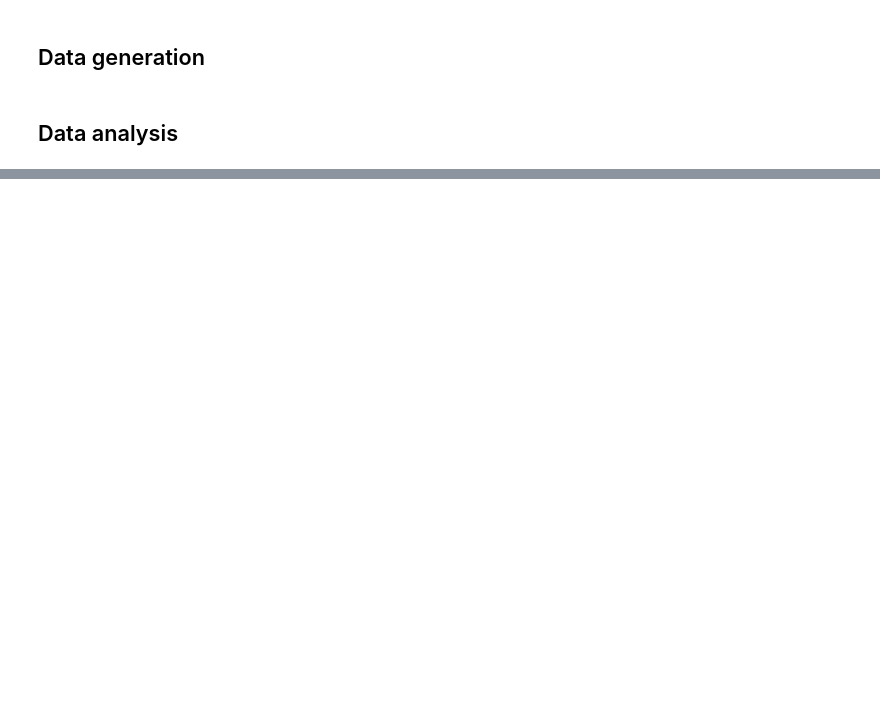
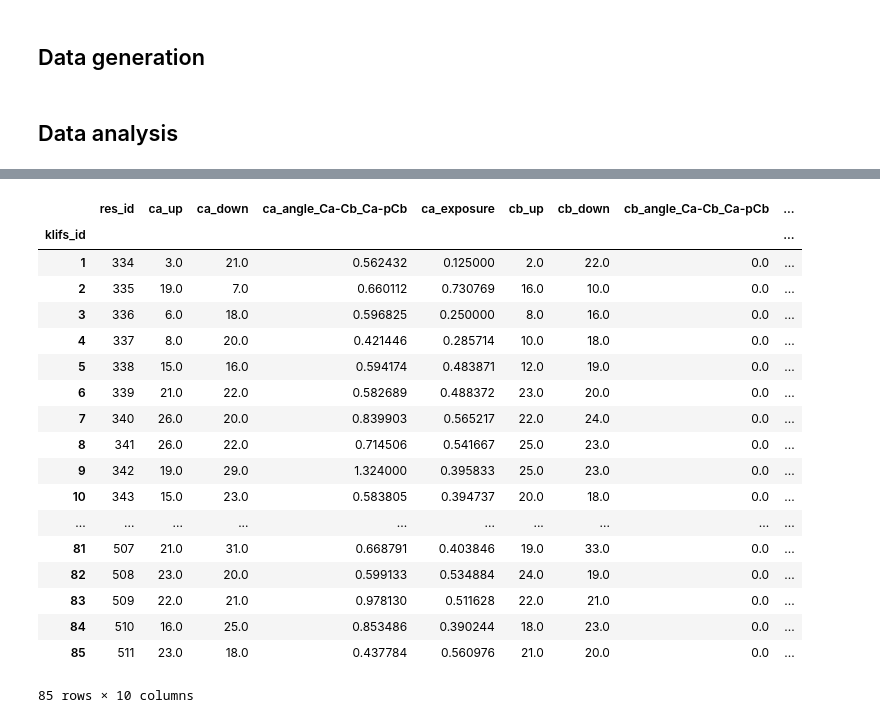
Before and after one commit to volkamerlab/kissim, a Jupyter notebook: scripts/klifs_non_standard_aminoacids.ipynb, the cells around one changed output, grey strips where cells are left out. Saved outputs shown, nothing was run; the diff lists cells and outputs as text; code cells hidden in the pictures; blank space fills up the shorter version.

```diff
--- a/scripts/klifs_non_standard_aminoacids.ipynb
+++ b/scripts/klifs_non_standard_aminoacids.ipynb
@@ -163,0 +299,25 @@ Decisions for preprocessing and encoding:
+# %%
+exp = ExposureFeature()
+exp.from_molecule(ml.molecule, pl.chain, verbose=True)
+# %%
+exp.features
+# %% [output]
+|  | res_id | ca_up | ca_down | ca_angle_Ca-Cb_Ca-pCb | ca_exposure | cb_up | cb_down | cb_angle_Ca-Cb_Ca-pCb | ... |
+| klifs_id |  |  |  |  |  |  |  |  | ... |
+| 1 | 334 | 3.0 | 21.0 | 0.562432 | 0.125000 | 2.0 | 22.0 | 0.0 | ... |
+| 2 | 335 | 19.0 | 7.0 | 0.660112 | 0.730769 | 16.0 | 10.0 | 0.0 | ... |
+| 3 | 336 | 6.0 | 18.0 | 0.596825 | 0.250000 | 8.0 | 16.0 | 0.0 | ... |
+| 4 | 337 | 8.0 | 20.0 | 0.421446 | 0.285714 | 10.0 | 18.0 | 0.0 | ... |
+| 5 | 338 | 15.0 | 16.0 | 0.594174 | 0.483871 | 12.0 | 19.0 | 0.0 | ... |
+| 6 | 339 | 21.0 | 22.0 | 0.582689 | 0.488372 | 23.0 | 20.0 | 0.0 | ... |
+| 7 | 340 | 26.0 | 20.0 | 0.839903 | 0.565217 | 22.0 | 24.0 | 0.0 | ... |
+| 8 | 341 | 26.0 | 22.0 | 0.714506 | 0.541667 | 25.0 | 23.0 | 0.0 | ... |
+| 9 | 342 | 19.0 | 29.0 | 1.324000 | 0.395833 | 25.0 | 23.0 | 0.0 | ... |
+| 10 | 343 | 15.0 | 23.0 | 0.583805 | 0.394737 | 20.0 | 18.0 | 0.0 | ... |
+| ... | ... | ... | ... | ... | ... | ... | ... | ... | ... |
+| 81 | 507 | 21.0 | 31.0 | 0.668791 | 0.403846 | 19.0 | 33.0 | 0.0 | ... |
+| 82 | 508 | 23.0 | 20.0 | 0.599133 | 0.534884 | 24.0 | 19.0 | 0.0 | ... |
+| 83 | 509 | 22.0 | 21.0 | 0.978130 | 0.511628 | 22.0 | 21.0 | 0.0 | ... |
+| 84 | 510 | 16.0 | 25.0 | 0.853486 | 0.390244 | 18.0 | 23.0 | 0.0 | ... |
+| 85 | 511 | 23.0 | 18.0 | 0.437784 | 0.560976 | 21.0 | 20.0 | 0.0 | ... |
+85 rows × 10 columns
```
Also changed, not shown: parts of 30 cells of this notebook.
